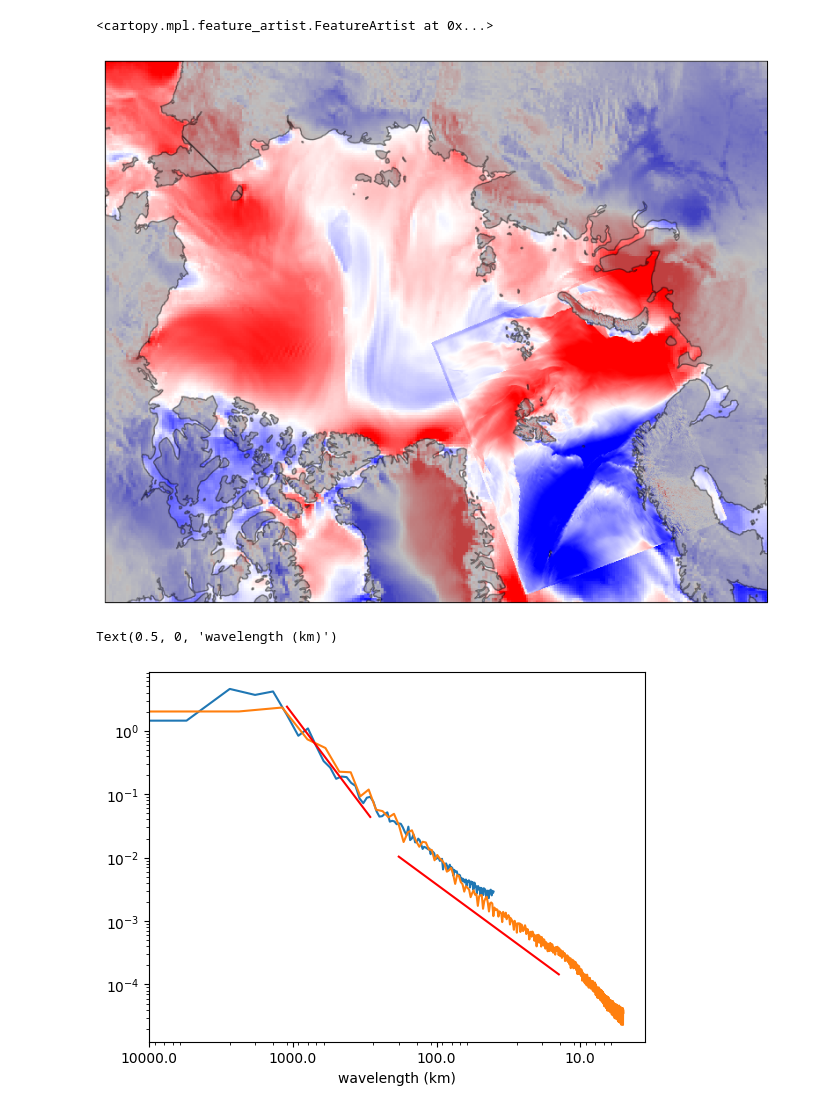
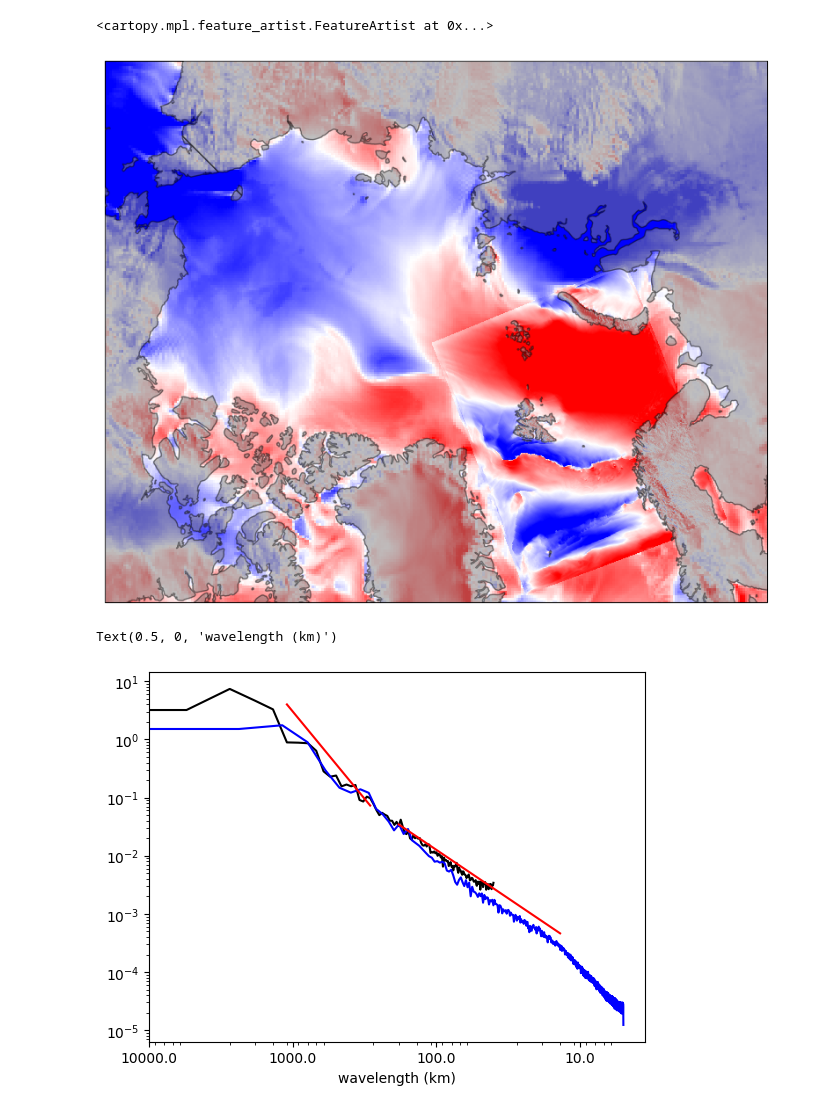
Before and after one commit to nansencenter/NEDAS, a Jupyter notebook: perturbation/sample_forecast_error/demo.ipynb, the cells around one changed output. Drawn from its saved outputs; the diff is of its cells as text; code cells hidden in the pictures.

```diff
--- a/perturbation/sample_forecast_error/demo.ipynb
+++ b/perturbation/sample_forecast_error/demo.ipynb
@@ -46,4 +99,4 @@ def generate_fft_index(n):
 # %%
 import datetime
-t = datetime.datetime.strptime('202203010000', '%Y%m%d%H%M')
+t = datetime.datetime.strptime('202001010000', '%Y%m%d%H%M')
 # %%
@@ -58,64 +114,63 @@ lon, lat = np.meshgrid(longitude, latitude)
-# %%
-tmp = plot_crs.transform_points(cartopy.crs.PlateCarree(), lon, lat)
-x1 = tmp[:,:,0]
-y1 = tmp[:,:,1]
-u1, v1 = nsl.transform_vectors(dst_proj, x1, y1, u, v, fill_polar_hole=True)
 # %%
-dx = 20 ##km
-x2, y2 = gen_uniform_grid(-2.5e6, 3e6, -2e6, 2.5e6, dx)
-igi = IrregularGridInterpolator(x1, y1, x2, y2)
-u2 = igi.interp_field(u1)
-v2 = igi.interp_field(v1)
+##regrid to arctic domain
+dx = 20 #km
+x, y = gen_uniform_grid(-2.5e6, 3e6, -2e6, 2.5e6, dx)
+igi = IrregularGridInterpolator(x1, y1, x, y)
+u = igi.interp_field(u1)
+v = igi.interp_field(v1)
+L = np.maximum(*x.shape)*dx ##domain size
 # %%
-f1 = Dataset("https://thredds.met.no/thredds/dodsC/aromearcticarchive/{:04d}/{:02d}/{:02d}/arome_arctic_full_2_5km_{:04d}{:02d}{:02d}T{:02d}Z.nc".format(t.year, t.month, t.day, t.year, t.month, t.day, t.hour))
-lats = f1['latitude'][:, :]
-lons = f1['longitude'][:, :]
-us = f1['x_wind_10m'][0, 0, :, :]
-vs = f1['y_wind_10m'][0, 0, :, :]
-
-#f2 = Dataset("https://thredds.met.no/thredds/dodsC/aromearcticarchive/2022/02/01/arome_arctic_full_2_5km_20220201T00Z.nc")
-#us = f2['x_wind_10m'][48, 0, :, :]
-#vs = f2['y_wind_10m'][48, 0, :, :]
+##AROME forecast in a smaller domain
+fs = Dataset("https://thredds.met.no/thredds/dodsC/aromearcticarchive/{:04d}/{:02d}/{:02d}/arome_arctic_full_2_5km_{:04d}{:02d}{:02d}T{:02d}Z.nc".format(t.year, t.month, t.day, t.year, t.month, t.day, t.hour))
+lv = 0
+bn = 0
+lats = fs['latitude'][bn:-bn-1, bn:-bn-1]
+lons = fs['longitude'][bn:-bn-1, bn:-bn-1]
+us = fs['x_wind_10m'][0, lv, bn:-bn-1, bn:-bn-1]
+vs = fs['y_wind_10m'][0, lv, bn:-bn-1, bn:-bn-1]
 
 tmp = plot_crs.transform_points(cartopy.crs.PlateCarree(), lons, lats)
 xs = tmp[:,:,0]
 ys = tmp[:,:,1]
+
+dxs = 2.5
+Ls = np.maximum(*xs.shape)*dxs
 # %%
+##plot two forecasts together
 fig, ax = plt.subplots(1, 1, figsize=(10, 8), subplot_kw={'projection': plot_crs})
-im = ax.pcolor(x2, y2, u2, vmin=-10, vmax=10, cmap='bwr')
+im = ax.pcolor(x, y, u, vmin=-10, vmax=10, cmap='bwr')
 im = ax.pcolor(xs, ys, us, vmin=-10, vmax=10, cmap='bwr')
 ax.add_feature(cartopy.feature.LAND, facecolor='gray', edgecolor='black', zorder=10, alpha=0.5)
 # %% [output]
 <cartopy.mpl.feature_artist.FeatureArtist at 0x...>
-[figure, old version]
+[figure, new version]
 # %%
+##kinetic energy spectra for the forecasts
+
 fig, ax = plt.subplots(1, 1)
 
-#u2[np.where(np.isnan(u2))] = 0.
-#v2[np.where(np.isnan(v2))] = 0.
-wn, pwr_u2 = pwrspec2d(u2[:, :])
-wn, pwr_v2 = pwrspec2d(v2[:, :])
+wn, pwr_u = pwrspec2d(u[:, :])
+wn, pwr_v = pwrspec2d(v[:, :])
+ax.loglog(wn, 0.5*(pwr_u+pwr_v), 'k')
 
-ax.loglog(wn, 0.5*(pwr_u2+pwr_v2))
-
-#us2[np.where(np.isnan(us2))] = 0.
-#vs2[np.where(np.isnan(vs2))] = 0.
+us[np.where(np.isnan(us))] = 0.
+vs[np.where(np.isnan(vs))] = 0.
 wn, pwr_us = pwrspec2d(us[:, :])
 wn, pwr_vs = pwrspec2d(vs[:, :])
 
-sf = 5500./2375.
-ax.loglog(wn*sf, 0.5*(pwr_us+pwr_vs)/sf/sf)
+sf = L/Ls
+ax.loglog(wn*sf, 0.5*(pwr_us+pwr_vs)/sf/sf, 'b')
 
 ##ref lines
-wn1 = np.arange(5., 20., 2)
-ax.loglog(wn1, 3e2*wn1**-3, 'r')
-wn2 = np.arange(30., 400., 20)
-ax.loglog(wn2, 3*wn2**(-5/3), 'r')
+wn1 = np.arange(5., 20.)
+ax.loglog(wn1, 5e2*wn1**-3, 'r')
+wn2 = np.arange(30., 400.)
+ax.loglog(wn2, 1e1*wn2**(-5/3), 'r')
 
 wl = np.array([1e4, 1e3, 1e2, 1e1])
-ax.set_xticks(5500/wl)
+ax.set_xticks(L/wl)
 ax.set_xticklabels(wl)
 ax.set_xlabel('wavelength (km)')
 # %% [output]
 Text(0.5, 0, 'wavelength (km)')
-[figure, old version]
+[figure, new version]
```
Also changed, not shown: parts of 5 cells of this notebook, 1 other file.
